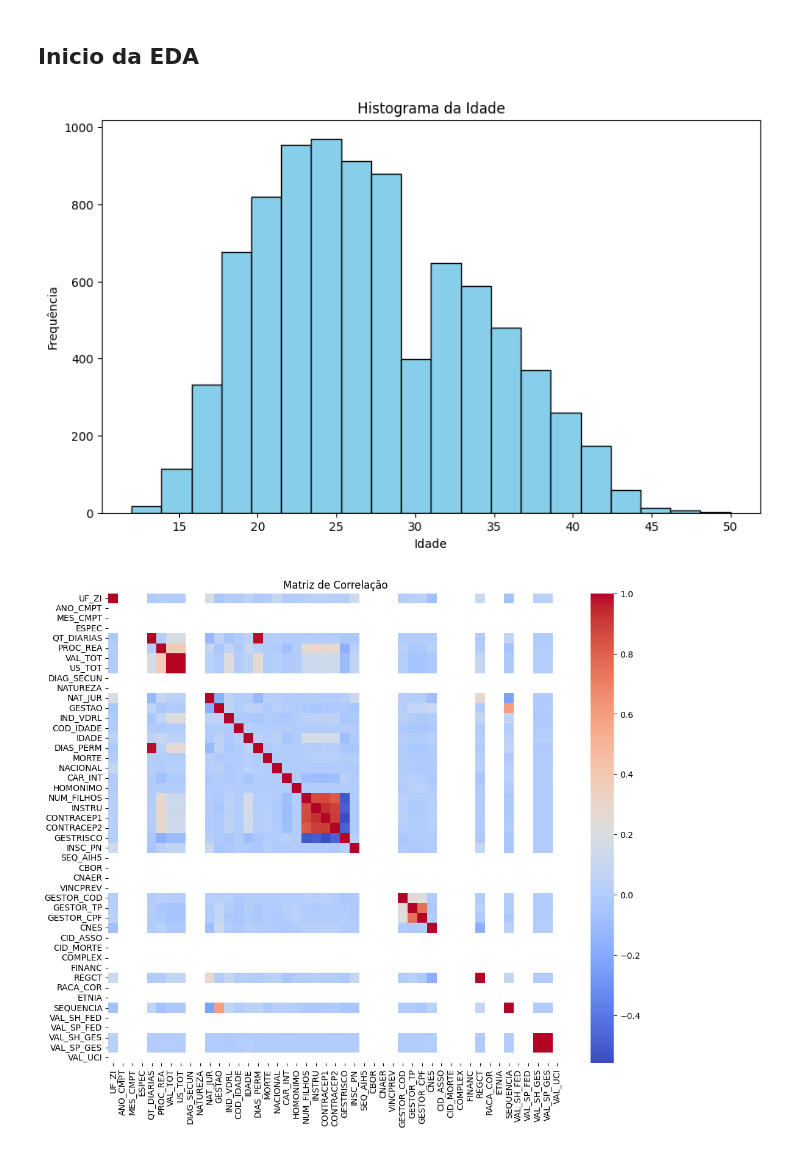
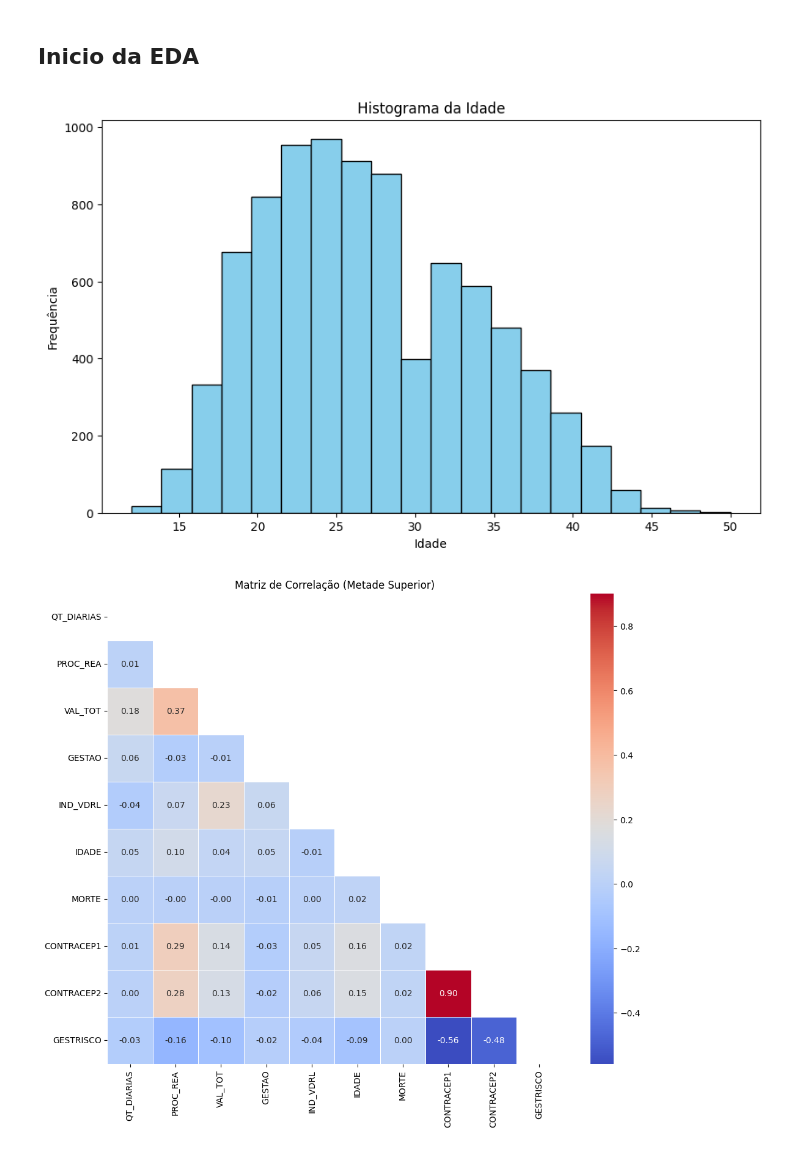
Before and after one commit to jonatasbx/Curso-CDIA, a Jupyter notebook: tratamento_sus.ipynb, the cells around one changed output. Drawn from its saved outputs; the diff is of its cells as text; code cells hidden in the pictures.

```diff
--- a/tratamento_sus.ipynb
+++ b/tratamento_sus.ipynb
@@ -48,7 +48,9 @@ Data columns (total 71 columns):
 dtypes: float64(15), int64(51), object(5)
 memory usage: 4.7+ MB
 # %%
-sih_sus_tratada = sih_sus.drop(['CGC_HOSP','CNPJ_MANT','AUD_JUST','SIS_JUST','FAEC_TP','GESTOR_DT','INFEHOSP','CID_NOTIF','NUM_PROC','DIAG_PRINC','REMESSA','CEP', 'MUNIC_RES','NASC','DIAR_ACOM','SEXO','PROC_SOLIC','VAL_UTI','VAL_SH','DT_INTER', 'DT_SAIDA','COBRANCA','RUBRICA','MUNIC_MOV',], axis=1)
+sih_sus_tratada = sih_sus.drop(['CGC_HOSP','CNPJ_MANT','AUD_JUST','SIS_JUST','FAEC_TP','GESTOR_DT','INFEHOSP','CID_NOTIF','NUM_PROC','DIAG_PRINC','REMESSA','CEP', 'MUNIC_RES','NASC','DIAR_ACOM','SEXO','PROC_SOLIC','VAL_UTI','VAL_SH','DT_INTER', 'DT_SAIDA','COBRANCA','RUBRICA','MUNIC_MOV','NACIONAL','CAR_INT', 'HOMONIMO', 'NUM_FILHOS', 'INSTRU', 'INSC_PN', 'SEQ_AIH5', 'CBOR', 'CNAER',
+       'VINCPREV', 'GESTOR_COD', 'GESTOR_TP', 'GESTOR_CPF', 'CNES', 'CID_ASSO','CID_MORTE', 'COMPLEX', 'FINANC', 'REGCT','SEQUENCIA', 'VAL_SH_FED',
+       'VAL_SP_FED', 'VAL_SH_GES', 'VAL_SP_GES', 'VAL_UCI','DIAS_PERM','US_TOT','MES_CMPT','ANO_CMPT','ESPEC','NATUREZA','NAT_JUR','COD_IDADE','DIAG_SECUN','RACA_COR','ETNIA','UF_ZI'], axis=1)
 # %%
 sih_sus_tratada.info()
 # %% [output]
@@ -76,32 +78,45 @@ memory usage: 3.1 MB
 # %%
 import seaborn as sns
 
 # Assuming sih_sus_tratada is already defined as in the previous code
 
 # Example 1: Histogram of 'IDADE'
 plt.figure(figsize=(10, 6))
 plt.hist(sih_sus_tratada['IDADE'], bins=20, color='skyblue', edgecolor='black')
 plt.xlabel('Idade')
 plt.ylabel('Frequência')
 plt.title('Histograma da Idade')
 plt.show()
 
 
 # Example 2: Scatter plot of 'VAL_SH' vs 'IDADE'
 #plt.figure(figsize=(10, 6))
 #plt.scatter(sih_sus_tratada['IDADE'], sih_sus_tratada['VAL_SH'], alpha=0.5)
 #plt.xlabel('Idade')
 #plt.ylabel('Valor da Internação (VAL_SH)')
 #plt.title('Valor da Internação vs Idade')
 #plt.show()
 
 
 # Example 4: Correlation matrix heatmap
+import matplotlib.pyplot as plt
+import seaborn as sns
+import numpy as np
+
+# Exemplo 4: Matriz de correlação com heatmap
 plt.figure(figsize=(12, 10))
+
+# Calcula a matriz de correlação
 correlation_matrix = sih_sus_tratada.corr()
-sns.heatmap(correlation_matrix, annot=False, cmap='coolwarm')
-plt.title('Matriz de Correlação')
+
+# Cria uma máscara para mostrar apenas a metade da matriz (triangular superior)
+mask = np.triu(np.ones_like(correlation_matrix, dtype=bool))
+
+# Plota o heatmap com a máscara e exibe os valores de correlação
+sns.heatmap(correlation_matrix, mask=mask, annot=True, cmap='coolwarm', fmt=".2f", linewidths=0.5)
+
+plt.title('Matriz de Correlação (Metade Superior)')
 plt.show()
 # %% [output]
 [figure]
-[figure, old version]
+[figure, new version]
```
Also changed, not shown: parts of 37 cells of this notebook.
